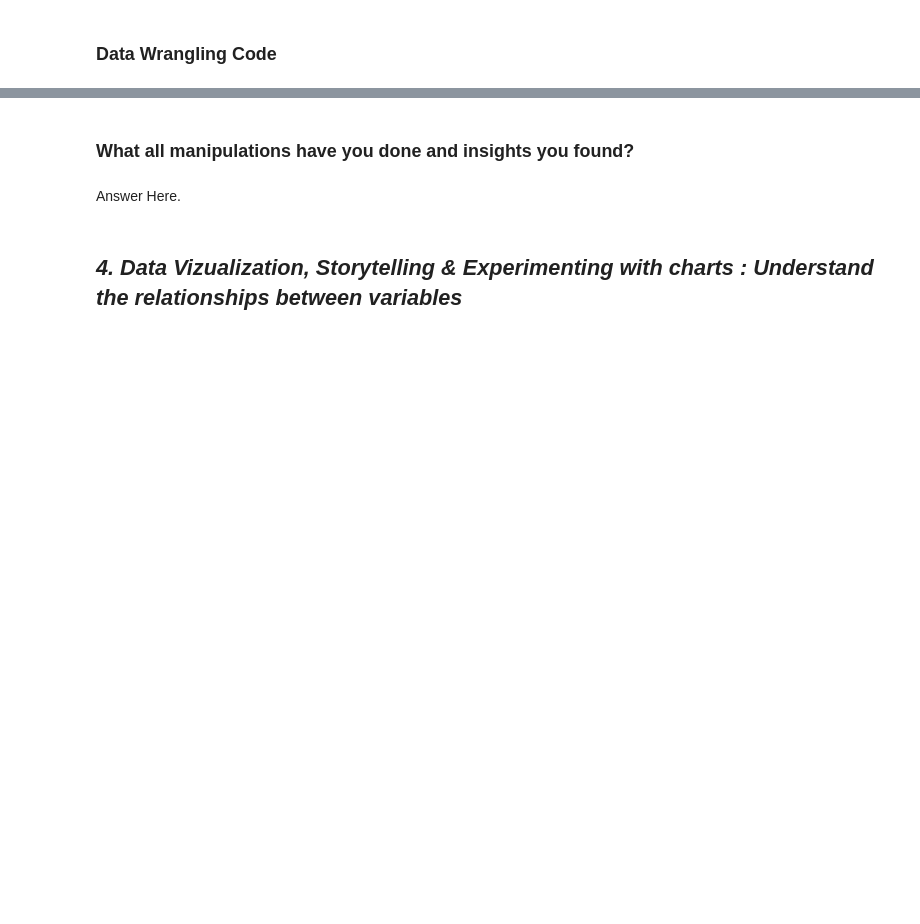
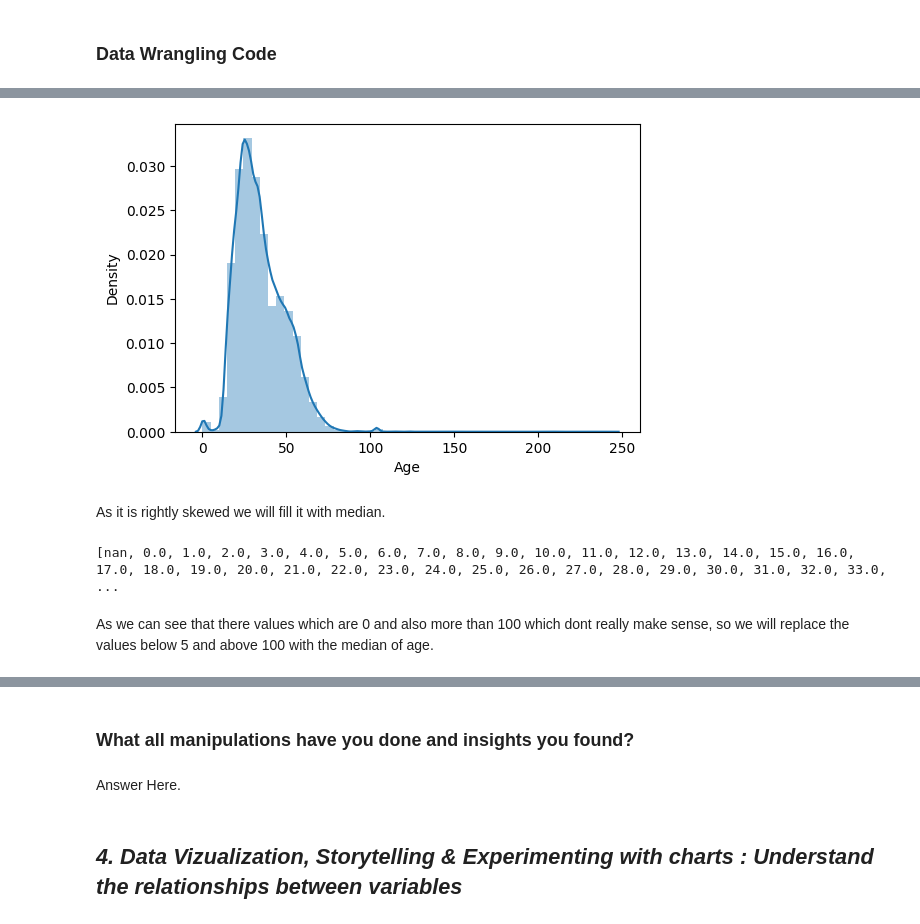
Before and after one commit to theuttammishra/Capstone-Unsupervised, a Jupyter notebook: Book_Recommendation_System.ipynb, the cells around one changed output, grey strips where cells are left out. Drawn from its saved outputs; the diff is of its cells as text; code cells hidden in the pictures; blank space fills up the shorter version.

```diff
--- a/Book_Recommendation_System.ipynb
+++ b/Book_Recommendation_System.ipynb
@@ -216,0 +498,16 @@ Answer Here
+# %%
+# Plotting the distribution of the age column
+# distribution of Age column
+plt.figure(figsize=(6,4))
+sns.distplot(users_df['Age']);
+# %% [output]
+[figure, added]
+# %% [markdown]
+As it is rightly skewed we will fill it with median.
+# %%
+# Sorting the unique values of age columns
+print(sorted(list(users_df['Age'].unique())))
+# %% [output]
+[nan, 0.0, 1.0, 2.0, 3.0, 4.0, 5.0, 6.0, 7.0, 8.0, 9.0, 10.0, 11.0, 12.0, 13.0, 14.0, 15.0, 16.0, 17.0, 18.0, 19.0, 20.0, 21.0, 22.0, 23.0, 24.0, 25.0, 26.0, 27.0, 28.0, 29.0, 30.0, 31.0, 32.0, 33.0,  ...
+# %% [markdown]
+As we can see that there values which are 0 and also more than 100 which dont really make sense, so we will replace the values below 5 and above 100 with the median of age.
```
Also changed, not shown: parts of 108 cells of this notebook.
